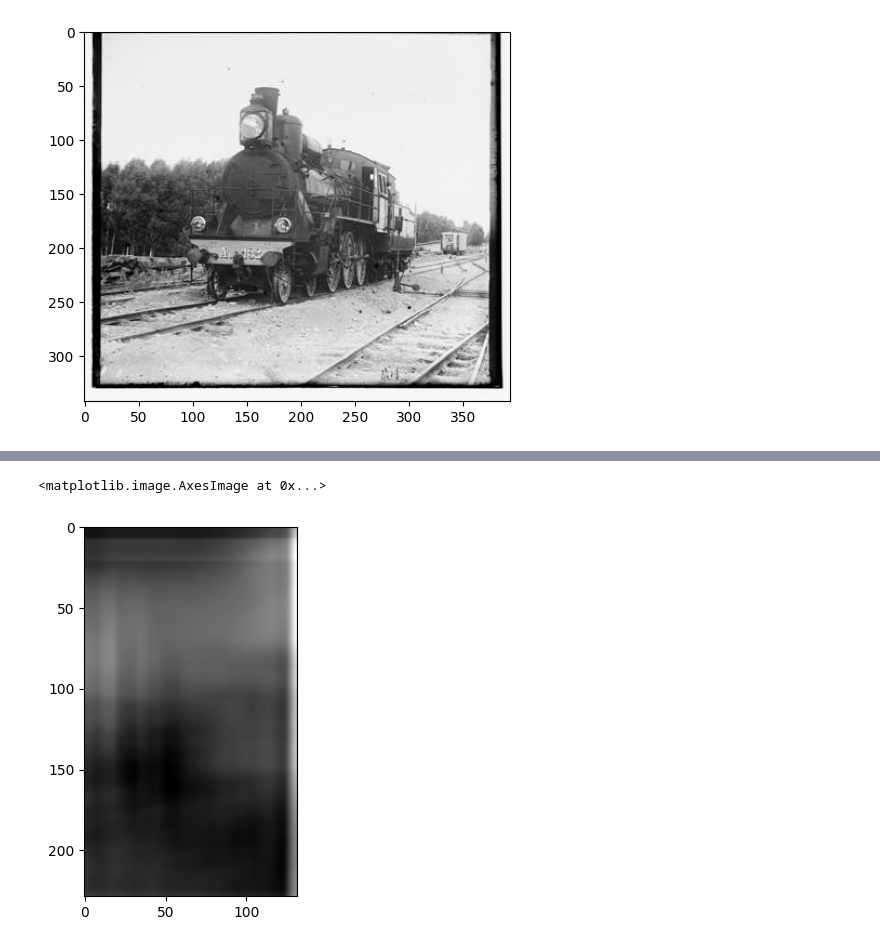
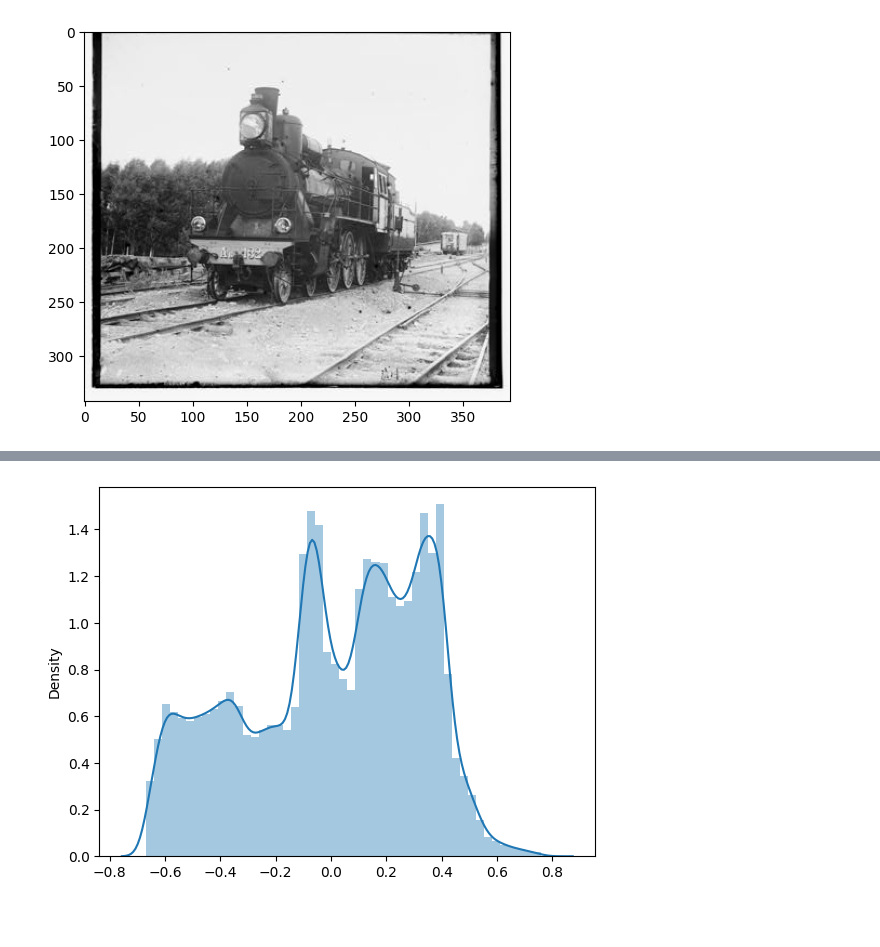
Before and after one commit to albertceballos0/UAB-VC-voice-identification, a Jupyter notebook: LAB2/lab2.ipynb, the cells around one changed output, grey strips where cells are left out. Cells and saved outputs as stored; diff of their text form; code cells hidden in the pictures; blank space fills up the shorter version.

```diff
--- a/LAB2/lab2.ipynb
+++ b/LAB2/lab2.ipynb
@@ -87,5 +116,5 @@ plt.imshow(imagen2_reshape, cmap='gray')
-# %%
-plt.imshow(resultado_correlacion, cmap='gray')
-# %% [output]
-<matplotlib.image.AxesImage at 0x...>
-[figure, removed]
+# %%
+sns.distplot(resultado_correlacion.flatten())
+plt.show()
+# %% [output]
+[figure, added]
```
Also changed, not shown: parts of 21 cells of this notebook.
